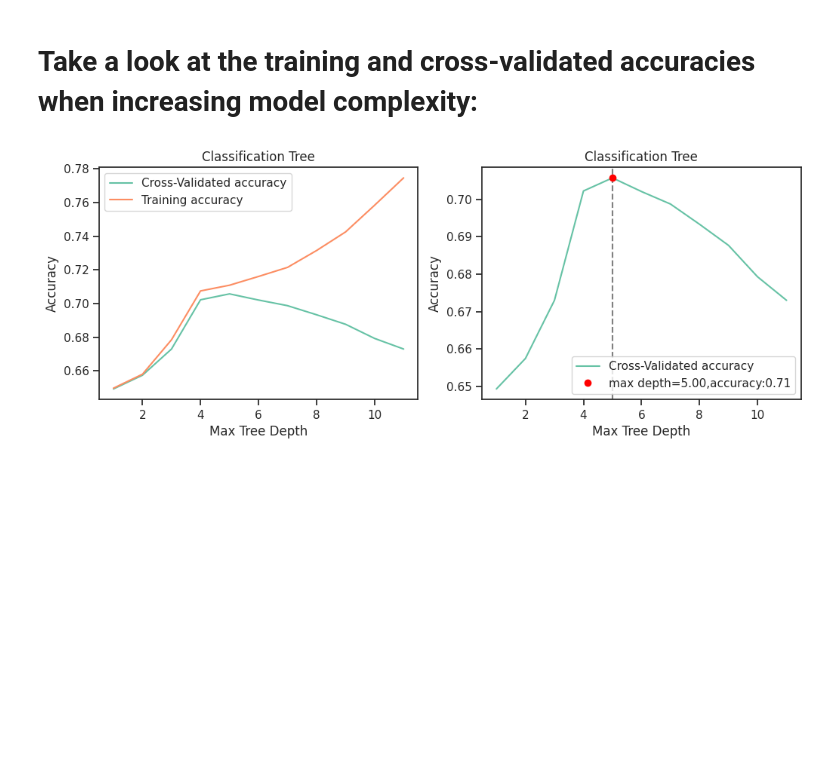
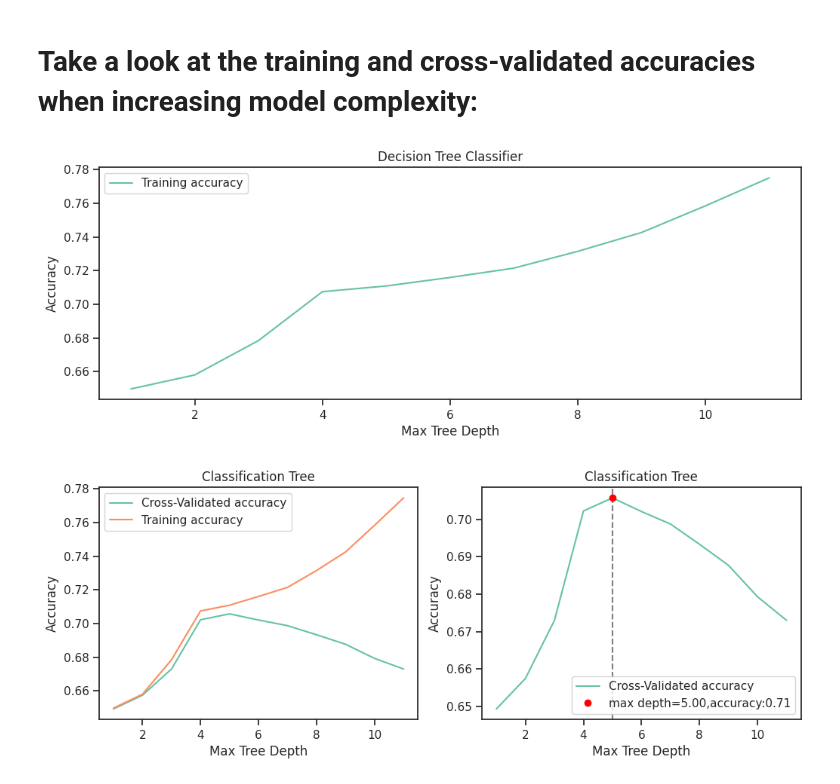
Before and after one commit to pearl-yu/foster_2023summer, a Jupyter notebook: churn.ipynb, the cells around one changed output. Cells and saved outputs as stored; diff of their text form; code cells hidden in the pictures; blank space fills up the shorter version.

```diff
--- a/churn.ipynb
+++ b/churn.ipynb
@@ -160,6 +160,22 @@ while max_depth < 12:
     max_depth += 1
     list_cv.append(cross_val_acc)
     list_train.append(train_acc)
+# %%
+# plot accuracies
+fig, (ax1) = plt.subplots(1, figsize=(12, 4))
+#fig, (ax1, ax2) = plt.subplots(1, 2, figsize=(12, 4))
+#log_scale = np.log(max_depth)
+
+# trining accuracy
+ax1.plot(depth_val, list_train, label='Training accuracy')
+ax1.legend()
+ax1.set_xlabel("Max Tree Depth")
+ax1.set_ylabel("Accuracy")
+ax1.set_title('Decision Tree Classifier')
+
+plt.show()
+# %% [output]
+[figure, added]
 # %%
 # plot fitting curve
 fig, (ax1, ax2) = plt.subplots(1, 2, figsize=(12, 4))
```
Also changed, not shown: parts of 5 cells of this notebook.
